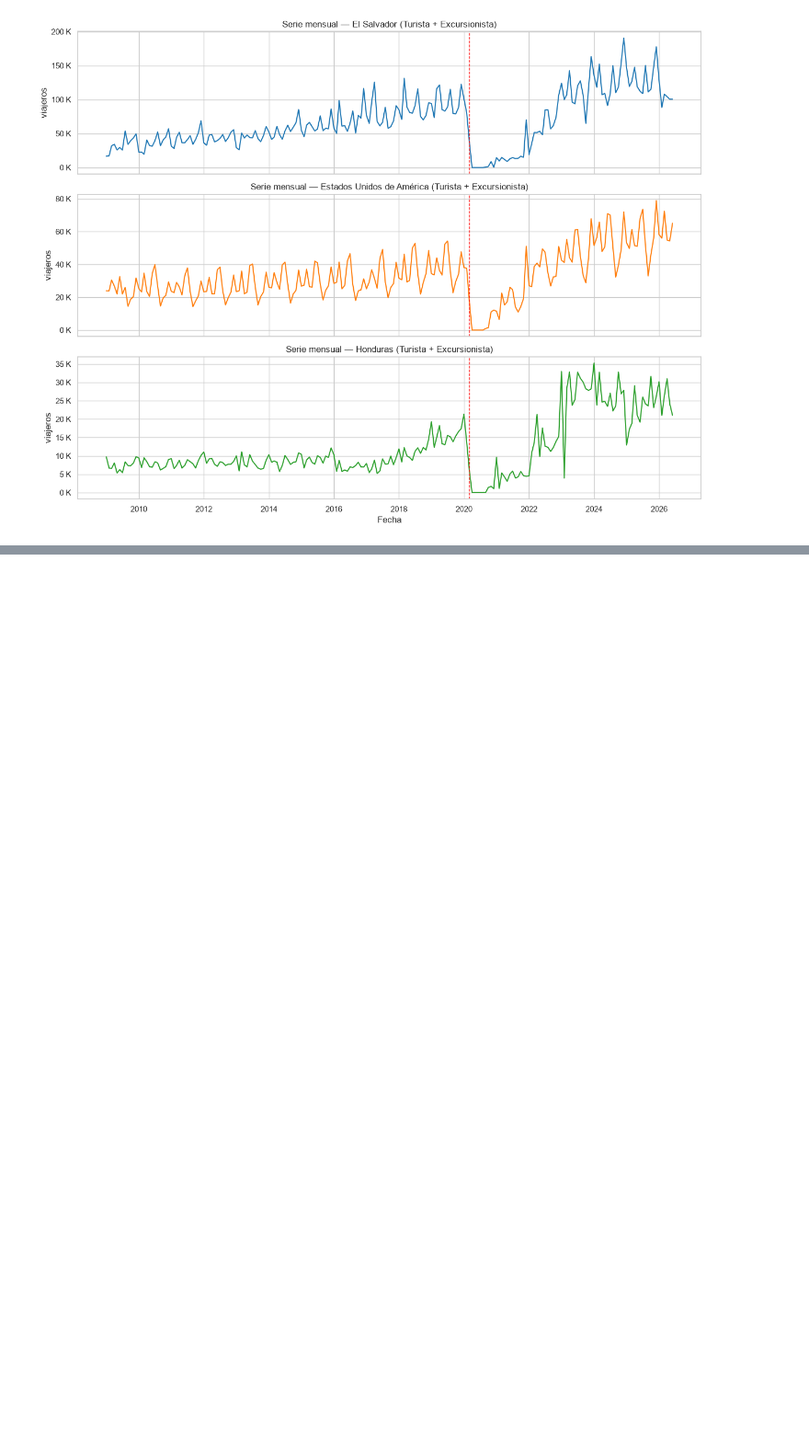
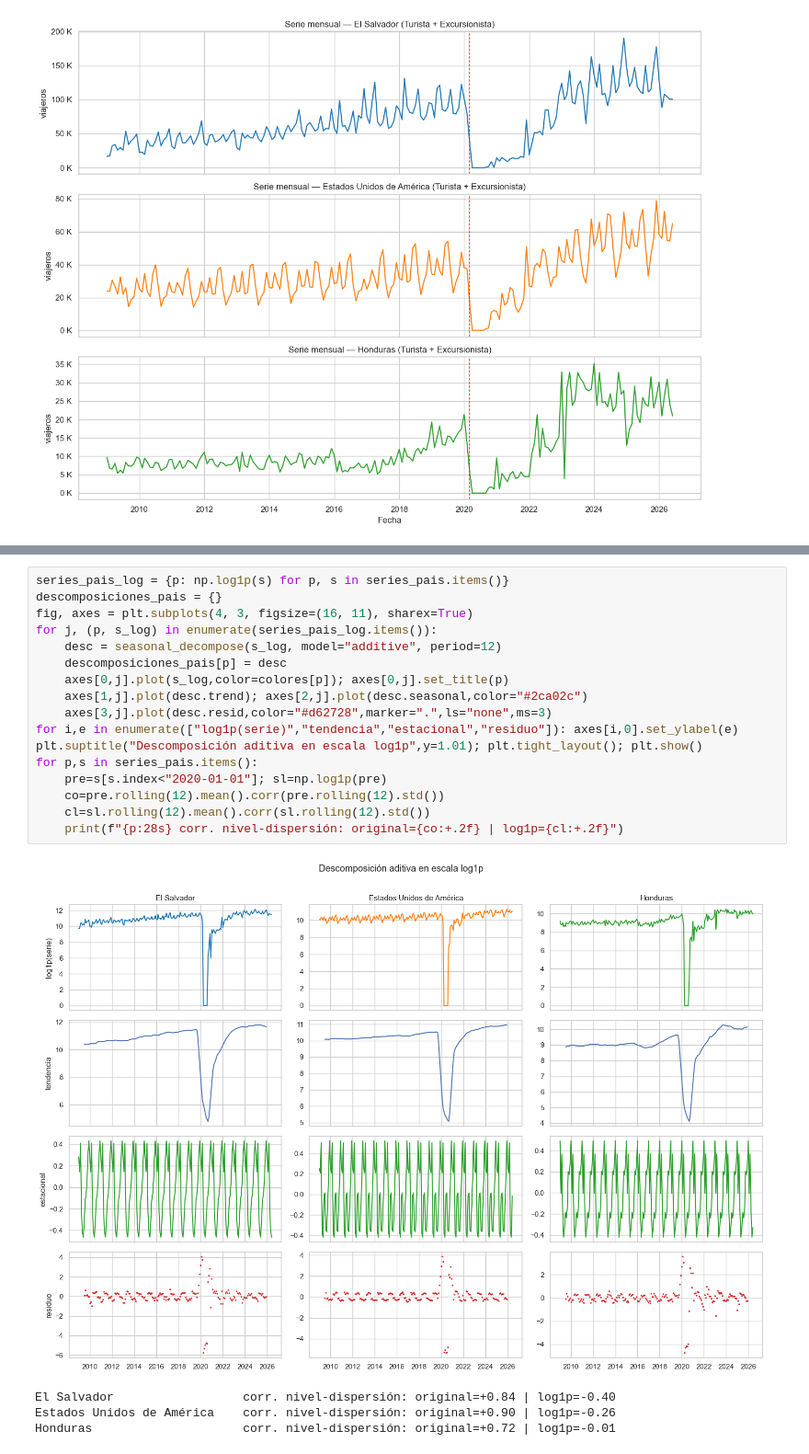
Before and after one commit to nicoCT04/Lab1DataScience, a Jupyter notebook: Lab1_Series_Paises.ipynb, the cells around one changed output, grey strips where cells are left out. Shown at 92% size. Drawn from its saved outputs; the diff is of its cells as text; blank space fills up the shorter version.

```diff
--- a/Lab1_Series_Paises.ipynb
+++ b/Lab1_Series_Paises.ipynb
@@ -184,0 +197,22 @@ plt.tight_layout(); plt.show()
+# %%
+series_pais_log = {p: np.log1p(s) for p, s in series_pais.items()}
+descomposiciones_pais = {}
+fig, axes = plt.subplots(4, 3, figsize=(16, 11), sharex=True)
+for j, (p, s_log) in enumerate(series_pais_log.items()):
+    desc = seasonal_decompose(s_log, model="additive", period=12)
+    descomposiciones_pais[p] = desc
+    axes[0,j].plot(s_log,color=colores[p]); axes[0,j].set_title(p)
+    axes[1,j].plot(desc.trend); axes[2,j].plot(desc.seasonal,color="#2ca02c")
+    axes[3,j].plot(desc.resid,color="#d62728",marker=".",ls="none",ms=3)
+for i,e in enumerate(["log1p(serie)","tendencia","estacional","residuo"]): axes[i,0].set_ylabel(e)
+plt.suptitle("Descomposición aditiva en escala log1p",y=1.01); plt.tight_layout(); plt.show()
+for p,s in series_pais.items():
+    pre=s[s.index<"2020-01-01"]; sl=np.log1p(pre)
+    co=pre.rolling(12).mean().corr(pre.rolling(12).std())
+    cl=sl.rolling(12).mean().corr(sl.rolling(12).std())
+    print(f"{p:28s} corr. nivel-dispersión: original={co:+.2f} | log1p={cl:+.2f}")
+# %% [output]
+[figure, added]
+El Salvador                  corr. nivel-dispersión: original=+0.84 | log1p=-0.40
+Estados Unidos de América    corr. nivel-dispersión: original=+0.90 | log1p=-0.26
+Honduras                     corr. nivel-dispersión: original=+0.72 | log1p=-0.01
```
Also changed, not shown: parts of 10 cells of this notebook.
